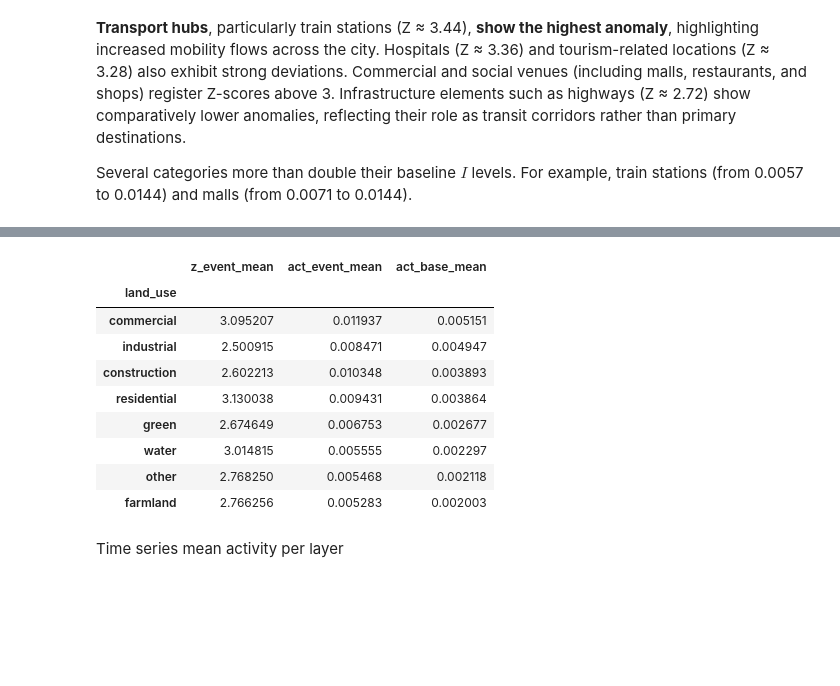
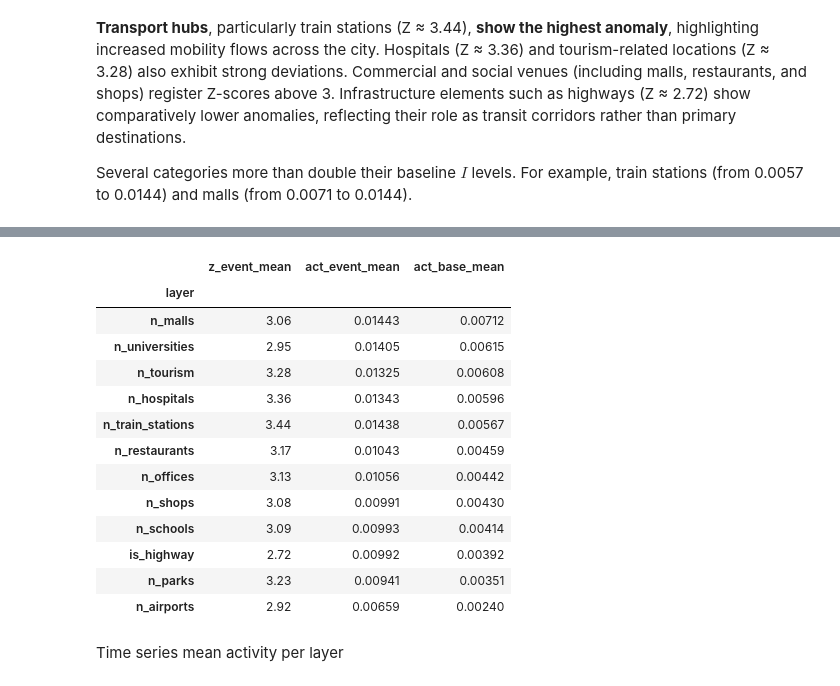
Before and after one commit to worldbank/eca-resilience, a Jupyter notebook: notebooks/Republic_day_report.ipynb, the cells around one changed output, grey strips where cells are left out. Drawn from its saved outputs; the diff is of its cells as text; code cells hidden in the pictures; blank space fills up the shorter version.

```diff
--- a/notebooks/Republic_day_report.ipynb
+++ b/notebooks/Republic_day_report.ipynb
@@ -1041,16 +1028,38 @@ ax.axhline(0, c="k", linewidth=.75, linestyle="--")
 # %%
-gdf_hex_scores_LU.groupby("land_use")[["z_event_mean", "act_event_mean", "act_base_mean"]].mean(
-    ).sort_values("act_base_mean", ascending=False)
+rows = []
+
+for layer in layers_POI:
+    avg_scores_in_layer = (
+        gdf_hex_scores_LU[gdf_hex_scores_LU[layer] > 0]
+        [["z_event_mean", "act_event_mean", "act_base_mean"]]
+        .mean()
+    )
+
+    # Convert to dict and add layer name
+    row = avg_scores_in_layer.to_dict()
+    row["layer"] = layer
+
+    rows.append(row)
+
+# Create DataFrame
+pd.DataFrame(rows).set_index("layer").sort_values("act_base_mean", ascending=False).round({
+        "z_event_mean": 2,
+        "act_event_mean": 5,
+        "act_base_mean": 5})
 # %% [output]
 |  | z_event_mean | act_event_mean | act_base_mean |
-| land_use |  |  |  |
-| commercial | 3.095207 | 0.011937 | 0.005151 |
-| industrial | 2.500915 | 0.008471 | 0.004947 |
-| construction | 2.602213 | 0.010348 | 0.003893 |
-| residential | 3.130038 | 0.009431 | 0.003864 |
-| green | 2.674649 | 0.006753 | 0.002677 |
-| water | 3.014815 | 0.005555 | 0.002297 |
-| other | 2.768250 | 0.005468 | 0.002118 |
-| farmland | 2.766256 | 0.005283 | 0.002003 |
+| layer |  |  |  |
+| n_malls | 3.06 | 0.01443 | 0.00712 |
+| n_universities | 2.95 | 0.01405 | 0.00615 |
+| n_tourism | 3.28 | 0.01325 | 0.00608 |
+| n_hospitals | 3.36 | 0.01343 | 0.00596 |
+| n_train_stations | 3.44 | 0.01438 | 0.00567 |
+| n_restaurants | 3.17 | 0.01043 | 0.00459 |
+| n_offices | 3.13 | 0.01056 | 0.00442 |
+| n_shops | 3.08 | 0.00991 | 0.00430 |
+| n_schools | 3.09 | 0.00993 | 0.00414 |
+| is_highway | 2.72 | 0.00992 | 0.00392 |
+| n_parks | 3.23 | 0.00941 | 0.00351 |
+| n_airports | 2.92 | 0.00659 | 0.00240 |
 # %% [markdown]
 Time series mean activity per layer
```
Also changed, not shown: parts of 33 cells of this notebook, 2 other files.
